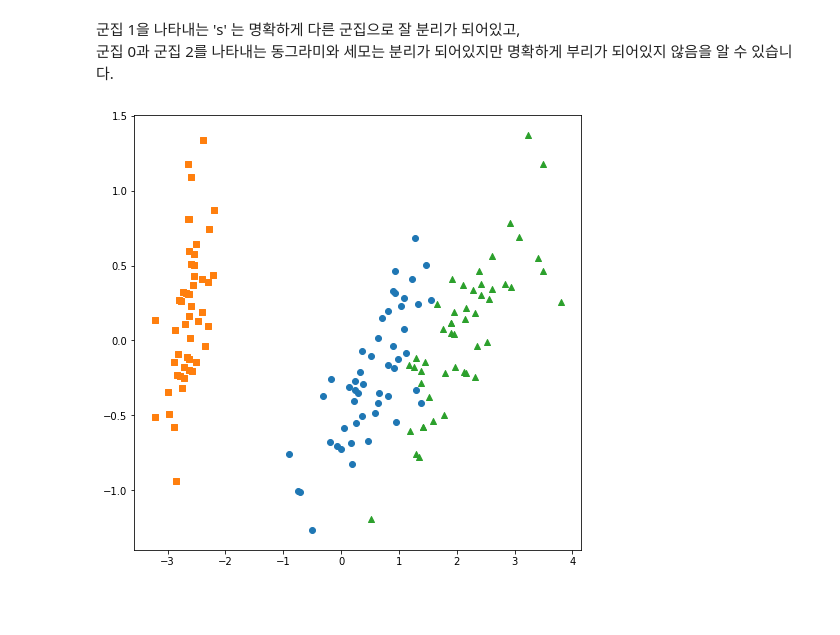
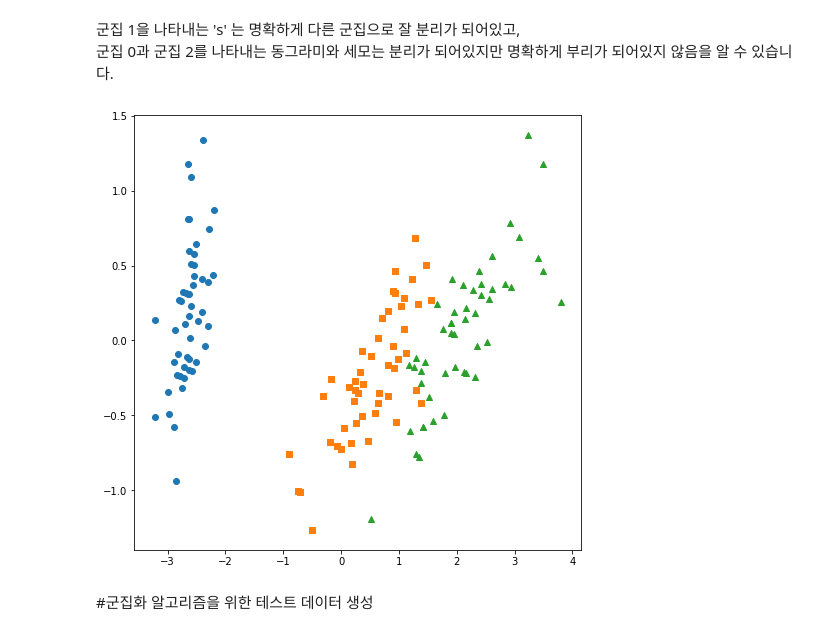
Before and after one commit to HwangHanJae/ml-definitive-guide-pratice, a Jupyter notebook: clustering/kmeans.ipynb, the cells around one changed output. Saved outputs shown, nothing was run; the diff lists cells and outputs as text; code cells hidden in the pictures; blank space fills up the shorter version.

```diff
--- a/clustering/kmeans.ipynb
+++ b/clustering/kmeans.ipynb
@@ -176,15 +175,17 @@ plt.show()
 군집 0과 군집 2를 나타내는 동그라미와 세모는 분리가 되어있지만 명확하게 부리가 되어있지 않음을 알 수 있습니다.
 # %%
 #실제 데이터 타겟 시각화
-marker0_ind_tar = iris_df[iris_df['target'] == 1].index
-marker1_ind_tar = iris_df[iris_df['target'] == 0].index
+marker0_ind_tar = iris_df[iris_df['target'] == 0].index
+marker1_ind_tar = iris_df[iris_df['target'] == 1].index
 marker2_ind_tar = iris_df[iris_df['target'] == 2].index
 
 plt.figure(figsize=(8,8))
 plt.scatter(x = iris_df.loc[marker0_ind_tar, 'pc1'], y=iris_df.loc[marker0_ind_tar, 'pc2'], marker='o')
 plt.scatter(x = iris_df.loc[marker1_ind_tar, 'pc1'], y=iris_df.loc[marker1_ind_tar, 'pc2'], marker='s')
 plt.scatter(x = iris_df.loc[marker2_ind_tar, 'pc1'], y=iris_df.loc[marker2_ind_tar, 'pc2'], marker='^')
 
 plt.show()
 # %% [output]
-[figure, old version]
+[figure, new version]
+# %% [markdown]
+#군집화 알고리즘을 위한 테스트 데이터 생성
```
Also changed, not shown: parts of 13 cells of this notebook.
